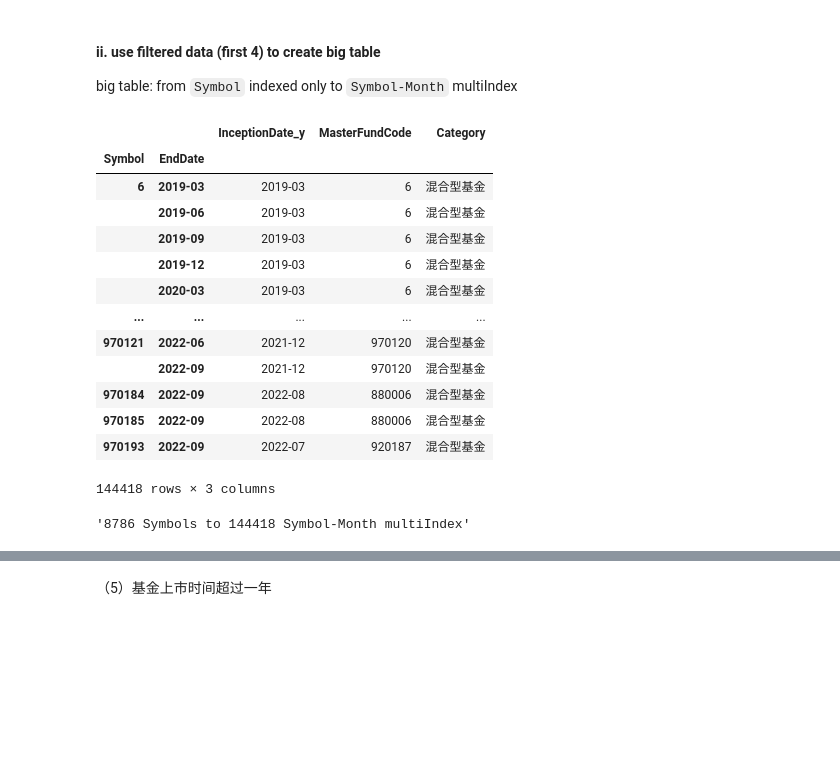
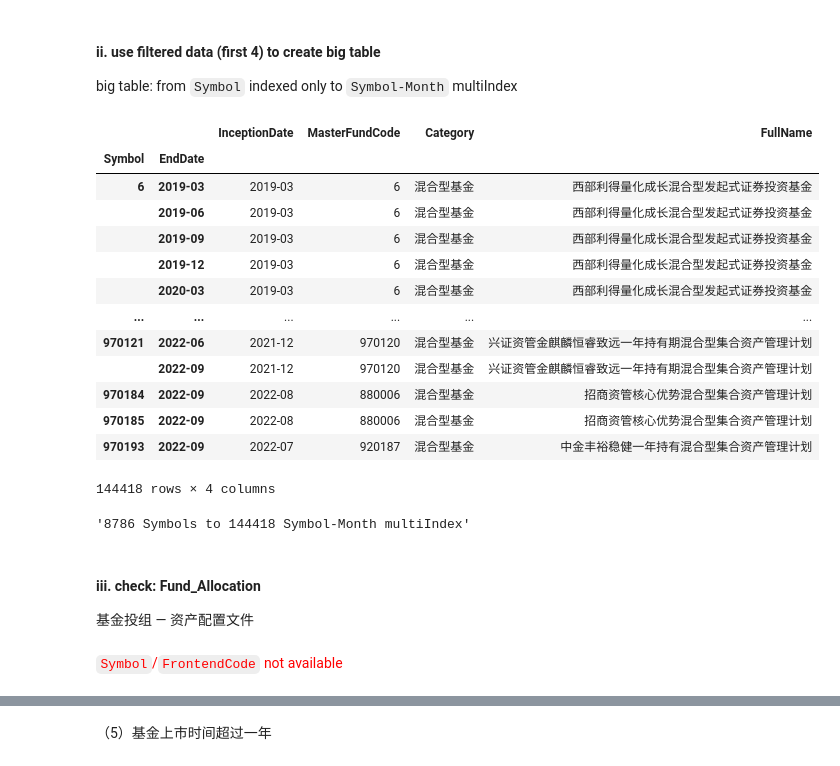
Before and after one commit to dacianpeng/mutual-fund-effective-or-not-Evidence-from-China, a Jupyter notebook: main.ipynb, the cells around one changed output, grey strips where cells are left out. Drawn from its saved outputs; the diff is of its cells as text; code cells hidden in the pictures; blank space fills up the shorter version.

```diff
--- a/main.ipynb
+++ b/main.ipynb
@@ -428,5 +406,7 @@ MasterFundCode will be dropped'
 # %%
 selected_columns = ['FundID', 'MasterFundCode', 'FullName', 'Symbol', 'InceptionDate_y', 'Category', 'IsETF', 'IsQDII', 'IsActiveOrPassive']
 maininfo_ = pd.merge(maininfo, unitclassinfo_, how='inner' ,on='MasterFundCode')[selected_columns].drop_duplicates(subset='Symbol').reset_index(drop=True)
+maininfo_['InceptionDate'] = maininfo_.InceptionDate_y
+maininfo_ = maininfo_.drop('InceptionDate_y', axis=1)
 maininfo_
 # %% [output]
@@ -511,30 +491,35 @@ big table: from `Symbol` indexed only to `Symbol-Month` multiIndex
 # %%
 indexes = pd.MultiIndex.from_product([maininfo__.Symbol.sort_values().values, pd.date_range('2002-1', '2022-10', freq='Q')])
 temp_symbols = indexes.get_level_values(0)
 temp_EndDate = indexes.get_level_values(1)
 main_data = pd.DataFrame(index=indexes)
 main_data['Symbol'] = temp_symbols
 main_data['EndDate'] = temp_EndDate.to_period('M')
-main_data = pd.merge(main_data, maininfo__[['Symbol', 'InceptionDate_y', 'MasterFundCode', 'Category']], on='Symbol')
-main_data = main_data[main_data.EndDate >= main_data.InceptionDate_y].reset_index(drop=True)
+main_data = pd.merge(main_data, maininfo__[['Symbol', 'InceptionDate', 'MasterFundCode', 'Category', 'FullName']], on='Symbol')
+main_data = main_data[main_data.EndDate >= main_data.InceptionDate].reset_index(drop=True)
 main_data.set_index(['Symbol', 'EndDate'])
-# 总市值/月份额 两个方法
 # %% [output]
-|  |  | InceptionDate_y | MasterFundCode | Category |
-| Symbol | EndDate |  |  |  |
-| 6 | 2019-03 | 2019-03 | 6 | 混合型基金 |
-|  | 2019-06 | 2019-03 | 6 | 混合型基金 |
-|  | 2019-09 | 2019-03 | 6 | 混合型基金 |
-|  | 2019-12 | 2019-03 | 6 | 混合型基金 |
-|  | 2020-03 | 2019-03 | 6 | 混合型基金 |
-| ... | ... | ... | ... | ... |
-| 970121 | 2022-06 | 2021-12 | 970120 | 混合型基金 |
-|  | 2022-09 | 2021-12 | 970120 | 混合型基金 |
-| 970184 | 2022-09 | 2022-08 | 880006 | 混合型基金 |
-| 970185 | 2022-09 | 2022-08 | 880006 | 混合型基金 |
-| 970193 | 2022-09 | 2022-07 | 920187 | 混合型基金 |
+|  |  | InceptionDate | MasterFundCode | Category | FullName |
+| Symbol | EndDate |  |  |  |  |
+| 6 | 2019-03 | 2019-03 | 6 | 混合型基金 | 西部利得量化成长混合型发起式证券投资基金 |
+|  | 2019-06 | 2019-03 | 6 | 混合型基金 | 西部利得量化成长混合型发起式证券投资基金 |
+|  | 2019-09 | 2019-03 | 6 | 混合型基金 | 西部利得量化成长混合型发起式证券投资基金 |
+|  | 2019-12 | 2019-03 | 6 | 混合型基金 | 西部利得量化成长混合型发起式证券投资基金 |
+|  | 2020-03 | 2019-03 | 6 | 混合型基金 | 西部利得量化成长混合型发起式证券投资基金 |
+| ... | ... | ... | ... | ... | ... |
+| 970121 | 2022-06 | 2021-12 | 970120 | 混合型基金 | 兴证资管金麒麟恒睿致远一年持有期混合型集合资产管理计划 |
+|  | 2022-09 | 2021-12 | 970120 | 混合型基金 | 兴证资管金麒麟恒睿致远一年持有期混合型集合资产管理计划 |
+| 970184 | 2022-09 | 2022-08 | 880006 | 混合型基金 | 招商资管核心优势混合型集合资产管理计划 |
+| 970185 | 2022-09 | 2022-08 | 880006 | 混合型基金 | 招商资管核心优势混合型集合资产管理计划 |
+| 970193 | 2022-09 | 2022-07 | 920187 | 混合型基金 | 中金丰裕稳健一年持有混合型集合资产管理计划 |
-144418 rows × 3 columns
+144418 rows × 4 columns
 # %%
 f'{len(main_data.Symbol.unique())} Symbols to {len(main_data)} Symbol-Month multiIndex'
 # %% [output]
 '8786 Symbols to 144418 Symbol-Month multiIndex'
+# %% [markdown]
+#### iii. check: Fund_Allocation
+
+基金投组 — 资产配置文件
+# %% [markdown]
+<span style="color: red">`Symbol`/`FrontendCode` not available</span>
```
Also changed, not shown: parts of 153 cells of this notebook, 16 other files.
